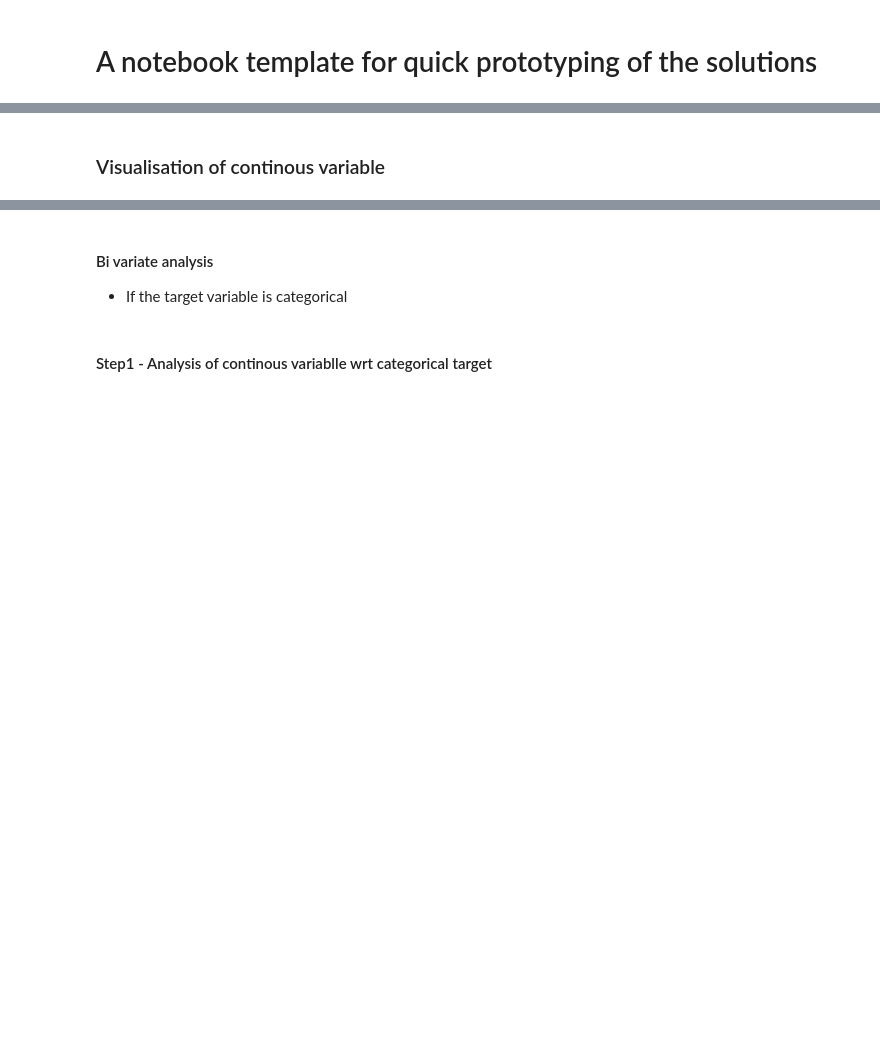
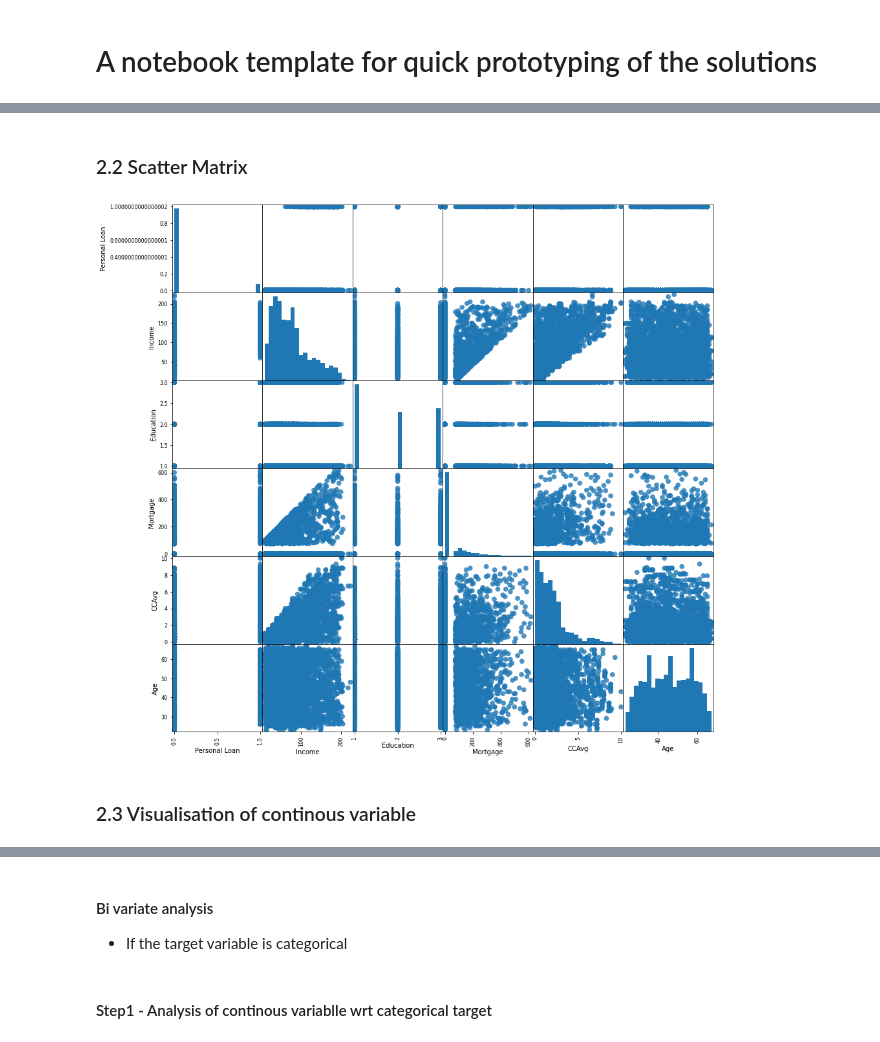
Before and after one commit to shubh1608/Jupyter-Notebook-Template, a Jupyter notebook: notebok_template.ipynb, the cells around one changed output, grey strips where cells are left out. Drawn from its saved outputs; the diff is of its cells as text; code cells hidden in the pictures; blank space fills up the shorter version.

```diff
--- a/notebok_template.ipynb
+++ b/notebok_template.ipynb
@@ -118,8 +220,8 @@ dataset_path = "replace_with_path_to_your_dataset"
 * read more about **stratified sampling**
 * *TO-DO: scope of adding different ways of creating the test set, refer HANDS ON ML: page 52*
 # %%
-# # using sklearn train_test_split method
-# # test_size: ratio of test set
-# # random_state: used for generating the same test set split every time
-# train_set, test_set = train_test_split(df, test_size = 0.2, random_state = 42)
+# using sklearn train_test_split method
+# test_size: ratio of test set
+# random_state: used for generating the same test set split every time
+train_set, test_set = train_test_split(df, test_size = 0.2, random_state = 42)
 # %% [markdown]
@@ -127,9 +229,9 @@ dataset_path = "replace_with_path_to_your_dataset"
 # %%
-# # lets first create a copy so that we can play with it without harming the training set
-# train_copy = train_set.copy()
+# lets first create a copy so that we can play with it without harming the training set
+train_copy = train_set.copy()
 
-# train_copy_num = train_copy[numerical_attributes]
-# train_copy_cat = train_copy[cat_attributes]
+train_copy_num = train_copy[numerical_columns]
+train_copy_cat = train_copy[categorical_columns]
 # %%
 # scatter plot for numerical column comparison
 # it can help in seeing the correlation between dataset columns
@@ -146,10 +265,14 @@ dataset_path = "replace_with_path_to_your_dataset"
+# %% [markdown]
+### 2.2 Scatter Matrix
 # %%
-# # another way to identify the correlations is the use of pandas scatter_matrix function
-# # if there are high number of columns, then consider choosing a subset of those for which you want to see the corelations
-# # note that the histogram is plotted for a same pair of columns, as scatter plot wont make sense in this case
+# another way to identify the correlations is the use of pandas scatter_matrix function
+# if there are high number of columns, then consider choosing a subset of those for which you want to see the corelations
+# note that the histogram is plotted for a same pair of columns, as scatter plot wont make sense in this case
 
-# columns_of_interest = ["Personal Loan", "Income", "Education", "Mortgage", "CCAvg", "Age"]
-# scatter_matrix(train_copy[columns_of_interest], figsize=(12, 8))
+columns_of_interest = ["Personal Loan", "Income", "Education", "Mortgage", "CCAvg", "Age"]
+scatter_matrix(train_copy[columns_of_interest], figsize=(15, 15), marker='o', hist_kwds={'bins': 20}, s=60, alpha=.8);
+# %% [output]
+[figure, added]
 # %% [markdown]
-### Visualisation of continous variable
+### 2.3 Visualisation of continous variable
 # %%
```
Also changed, not shown: parts of 56 cells of this notebook, 1 other file.
